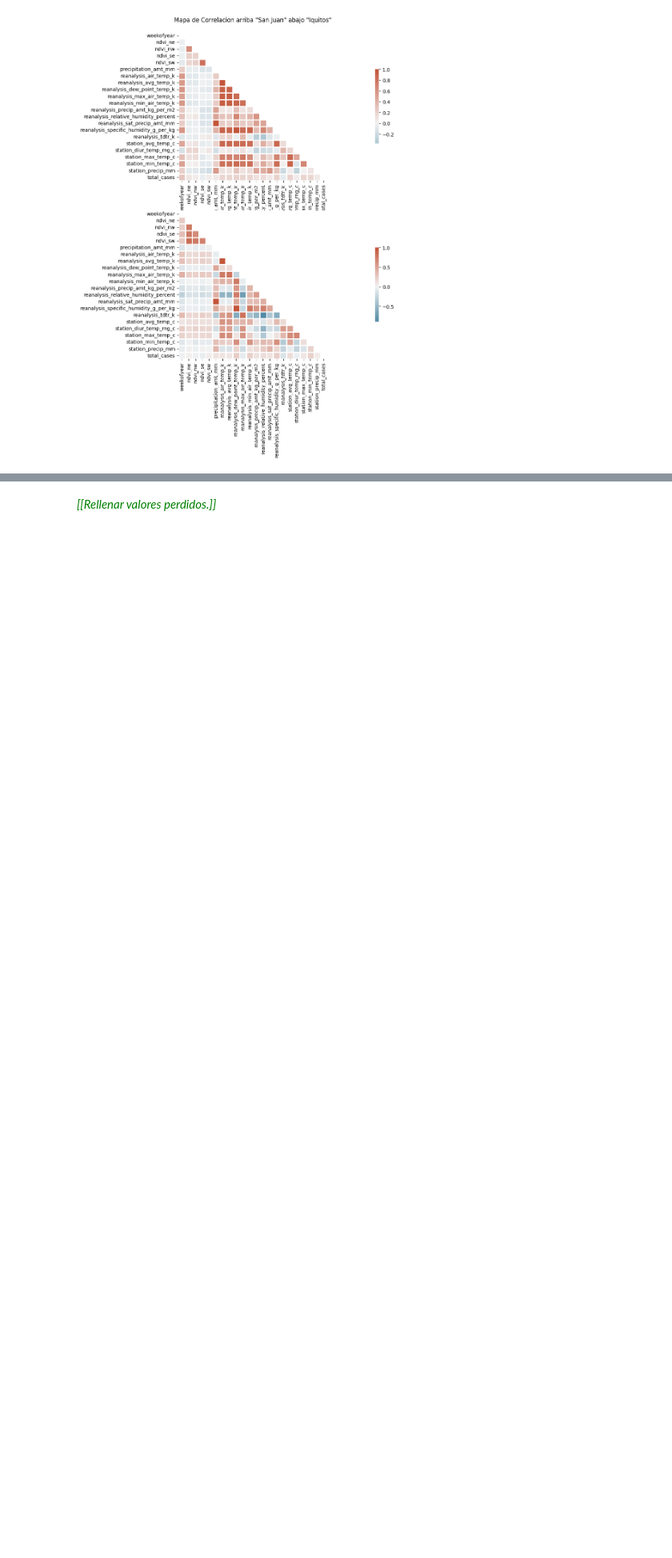
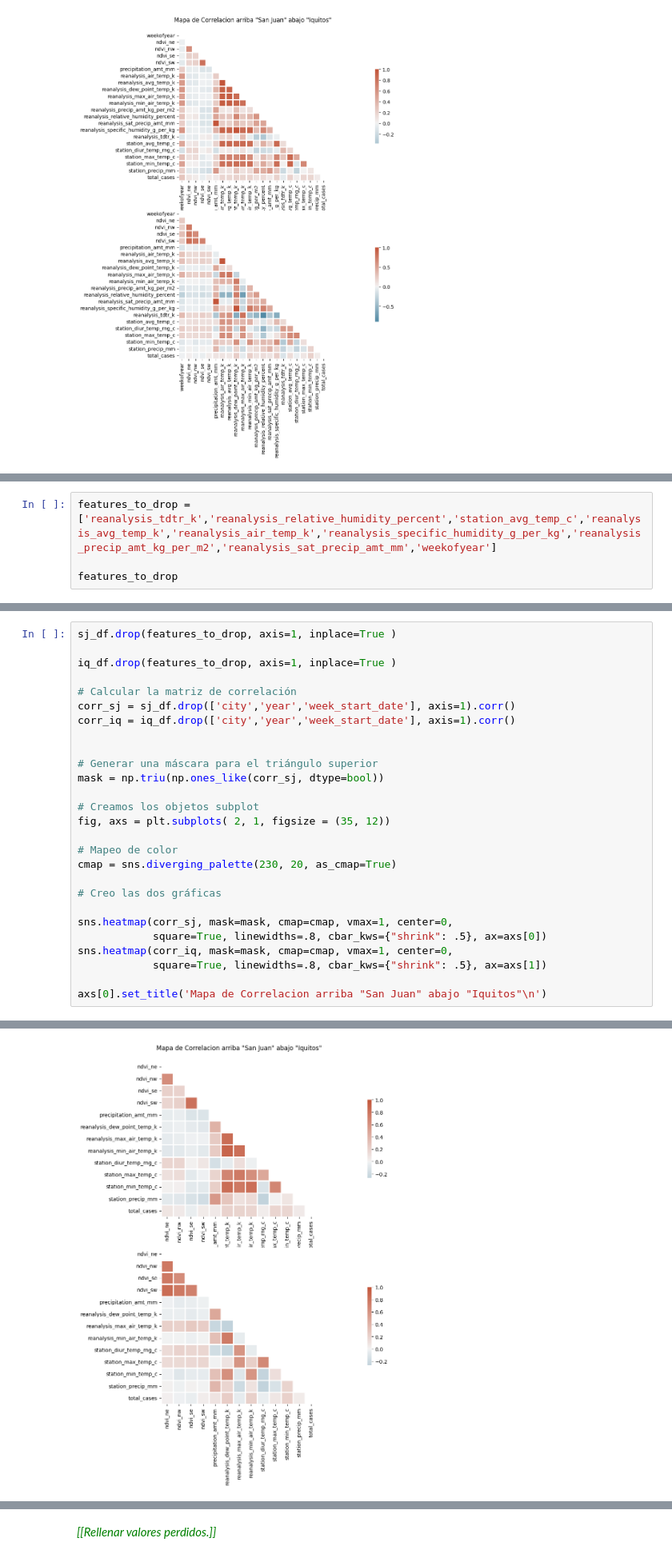
Before and after one commit to ernestopalacios/07MBID, a Jupyter notebook: AG2_ErnestoPalacios.ipynb, the cells around one changed output, grey strips where cells are left out. Shown at 80% size. Cells and saved outputs as stored; diff of their text form; blank space fills up the shorter version.

```diff
--- a/AG2_ErnestoPalacios.ipynb
+++ b/AG2_ErnestoPalacios.ipynb
@@ -253,0 +271,4 @@ Si, pero todos los pasos deberan ser registrados en una función que permita lue
+# %%
+features_to_drop = ['reanalysis_tdtr_k','reanalysis_relative_humidity_percent','station_avg_temp_c','reanalysis_avg_temp_k','reanalysis_air_temp_k','reanalysis_specific_humidity_g_per_kg','reanalysis_precip_amt_kg_per_m2','reanalysis_sat_precip_amt_mm','weekofyear']
+
+features_to_drop
@@ -253,0 +285,28 @@ Si, pero todos los pasos deberan ser registrados en una función que permita lue
+# %%
+sj_df.drop(features_to_drop, axis=1, inplace=True )
+
+iq_df.drop(features_to_drop, axis=1, inplace=True )
+
+# Calcular la matriz de correlación
+corr_sj = sj_df.drop(['city','year','week_start_date'], axis=1).corr()
+corr_iq = iq_df.drop(['city','year','week_start_date'], axis=1).corr()
+
+
+# Generar una máscara para el triángulo superior
+mask = np.triu(np.ones_like(corr_sj, dtype=bool))
+
+# Creamos los objetos subplot
+fig, axs = plt.subplots( 2, 1, figsize = (35, 12))
+
+# Mapeo de color
+cmap = sns.diverging_palette(230, 20, as_cmap=True)
+
+# Creo las dos gráficas
+
+sns.heatmap(corr_sj, mask=mask, cmap=cmap, vmax=1, center=0,
+            square=True, linewidths=.8, cbar_kws={"shrink": .5}, ax=axs[0])
+sns.heatmap(corr_iq, mask=mask, cmap=cmap, vmax=1, center=0,
+            square=True, linewidths=.8, cbar_kws={"shrink": .5}, ax=axs[1])
+
+axs[0].set_title('Mapa de Correlacion arriba "San Juan" abajo "Iquitos"\n')
+# %% [output]
@@ -253,0 +322 @@ Si, pero todos los pasos deberan ser registrados en una función que permita lue
+[figure, added]
```
Also changed, not shown: parts of 12 cells of this notebook.
